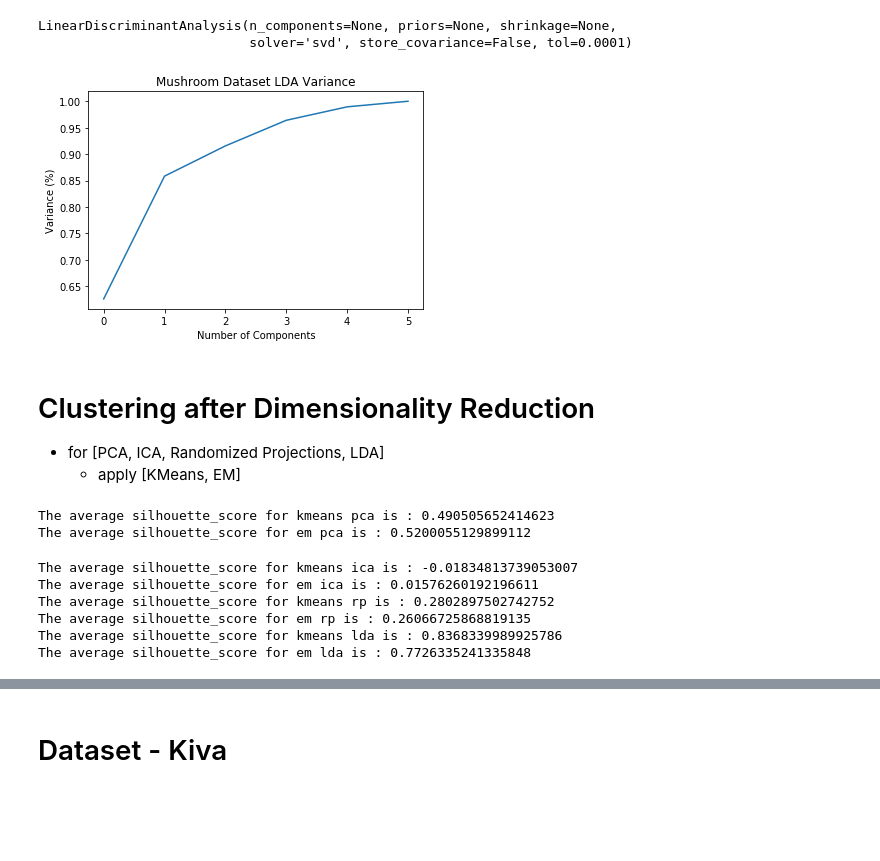
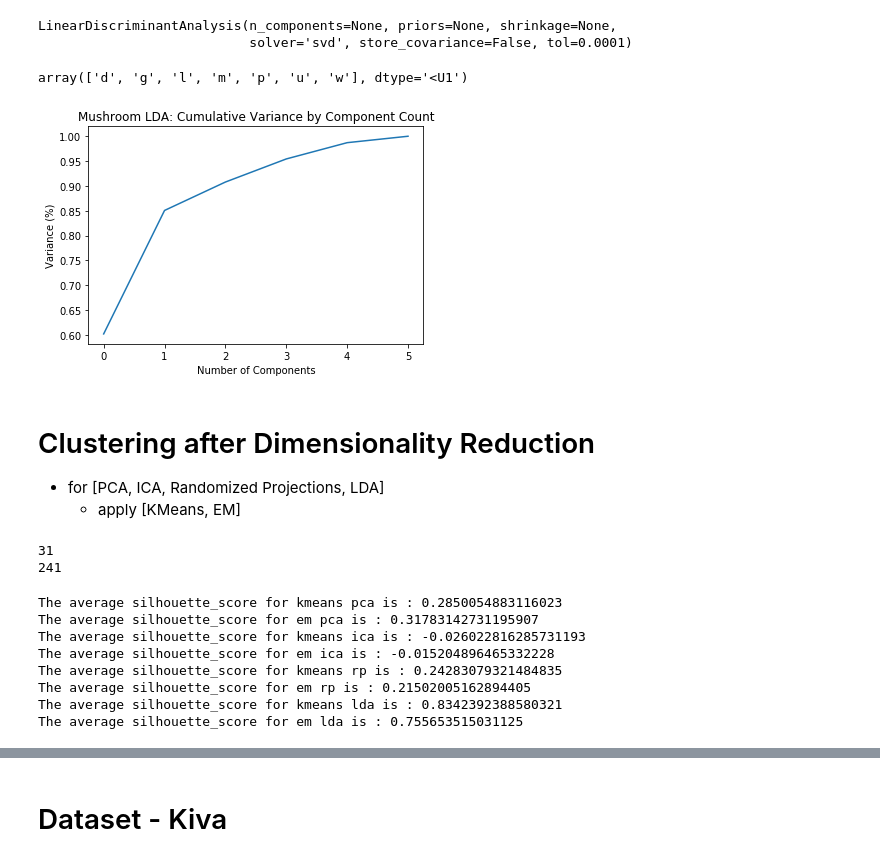
Before and after one commit to lizkalina/cs-7641-unsupervised-learning, a Jupyter notebook: unsupervised_learning_runner.ipynb, the cells around one changed output, grey strips where cells are left out. Saved outputs shown, nothing was run; the diff lists cells and outputs as text; code cells hidden in the pictures; blank space fills up the shorter version.

```diff
--- a/unsupervised_learning_runner.ipynb
+++ b/unsupervised_learning_runner.ipynb
@@ -376,15 +444,19 @@ lda.fit(X_scaled, target_outcome)
 # %% [output]
 LinearDiscriminantAnalysis(n_components=None, priors=None, shrinkage=None,
                            solver='svd', store_covariance=False, tol=0.0001)
+# %%
+lda.classes_
+# %% [output]
+array(['d', 'g', 'l', 'm', 'p', 'u', 'w'], dtype='<U1')
 # %%
 plt.figure()
-plt.plot(np.cumsum(lda.explained_variance_ratio_))
+sns.lineplot(data=np.cumsum(lda.explained_variance_ratio_))
 plt.xlabel('Number of Components')
 plt.ylabel('Variance (%)') #for each component
-plt.title('Mushroom Dataset LDA Variance')
+plt.title('Mushroom LDA: Cumulative Variance by Component Count')
 plt.show()
 # %% [output]
-[figure, old version]
+[figure, new version]
 # %%
 lda_num_components = select_n_components(lda)
 # %% [markdown]
@@ -392,4 +464,10 @@ lda_num_components = select_n_components(lda)
 
 - for [PCA, ICA, Randomized Projections, LDA]
     - apply [KMeans, EM]
+# %%
+print(pca_num_components)
+print(ica_num_components)
+# %% [output]
+31
+241
 # %%
@@ -401,9 +479,13 @@ dim_reduce = {'pca': PCA(n_components=pca_num_components), # variance
 cluster = {'kmeans': KMeans(n_clusters=9, random_state=10), # silhouette
               'em': GaussianMixture(n_components=7, random_state=10)}
 # %%
+mush_results = {'kmeans': {},
+                'em': {}}
+
+
 for dr_name, dr_func in dim_reduce.items():
     if dr_name == 'lda':
-        dr_dims = dr_func.fit_transform(X_train, y_train)
+        dr_dims = dr_func.fit_transform(X_scaled, target_outcome)
     else:
         dr_dims = dr_func.fit_transform(mush_rescaled)
 
@@ -411,12 +493,13 @@ for dr_name, dr_func in dim_reduce.items():
         cluster_labels = c_func.fit_predict(dr_dims)
         silhouette_avg = silhouette_score(dr_dims, cluster_labels)
         print("The average silhouette_score for {} {} is :".format(c_name, dr_name), silhouette_avg)
+        mush_results[c_name][dr_name] = silhouette_avg
 # %% [output]
-The average silhouette_score for kmeans pca is : 0.490505652414623
-The average silhouette_score for em pca is : 0.5200055129899112
+The average silhouette_score for kmeans pca is : 0.2850054883116023
+The average silhouette_score for em pca is : 0.31783142731195907
+The average silhouette_score for kmeans ica is : -0.026022816285731193
+The average silhouette_score for em ica is : -0.015204896465332228
+The average silhouette_score for kmeans rp is : 0.24283079321484835
+The average silhouette_score for em rp is : 0.21502005162894405
+The average silhouette_score for kmeans lda is : 0.8342392388580321
+The average silhouette_score for em lda is : 0.755653515031125
-The average silhouette_score for kmeans ica is : -0.01834813739053007
-The average silhouette_score for em ica is : 0.01576260192196611
-The average silhouette_score for kmeans rp is : 0.2802897502742752
-The average silhouette_score for em rp is : 0.26066725868819135
-The average silhouette_score for kmeans lda is : 0.8368339989925786
-The average silhouette_score for em lda is : 0.7726335241335848
```
Also changed, not shown: parts of 105 cells of this notebook.
